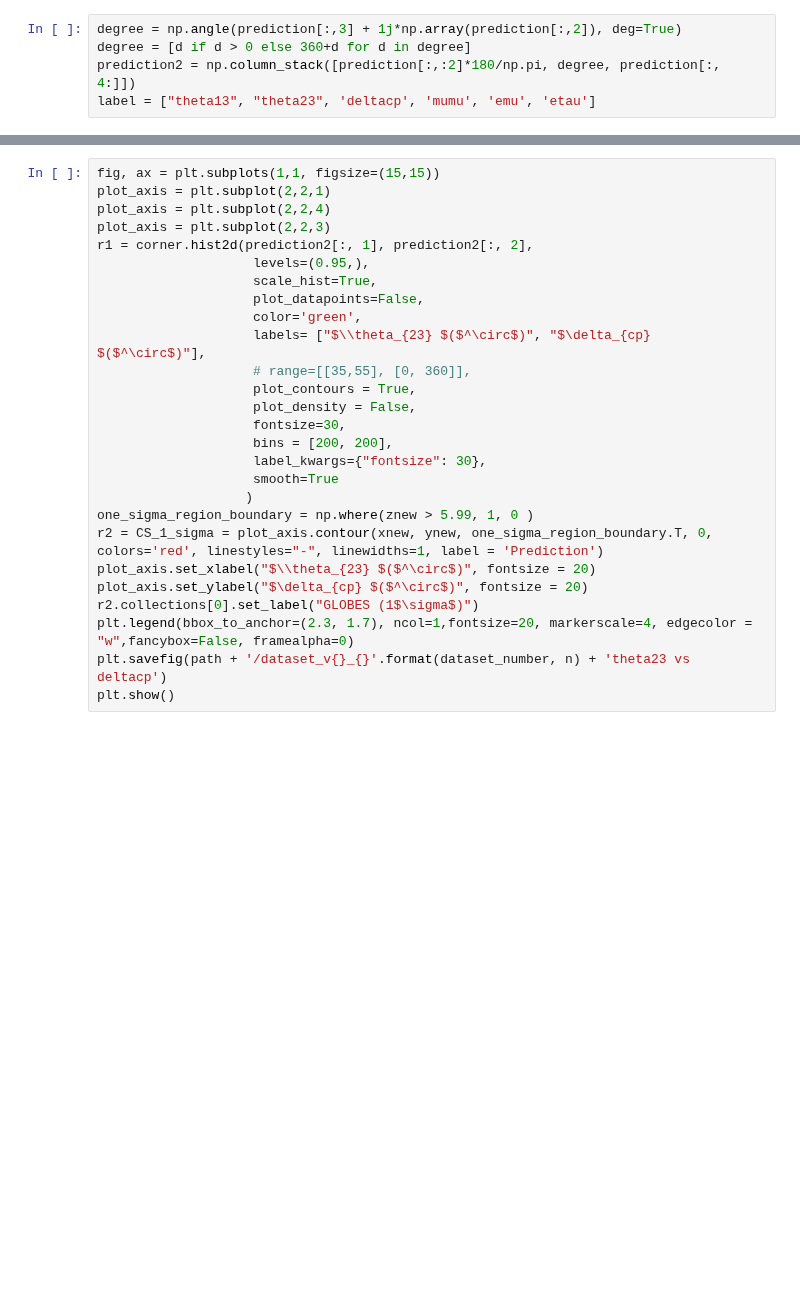
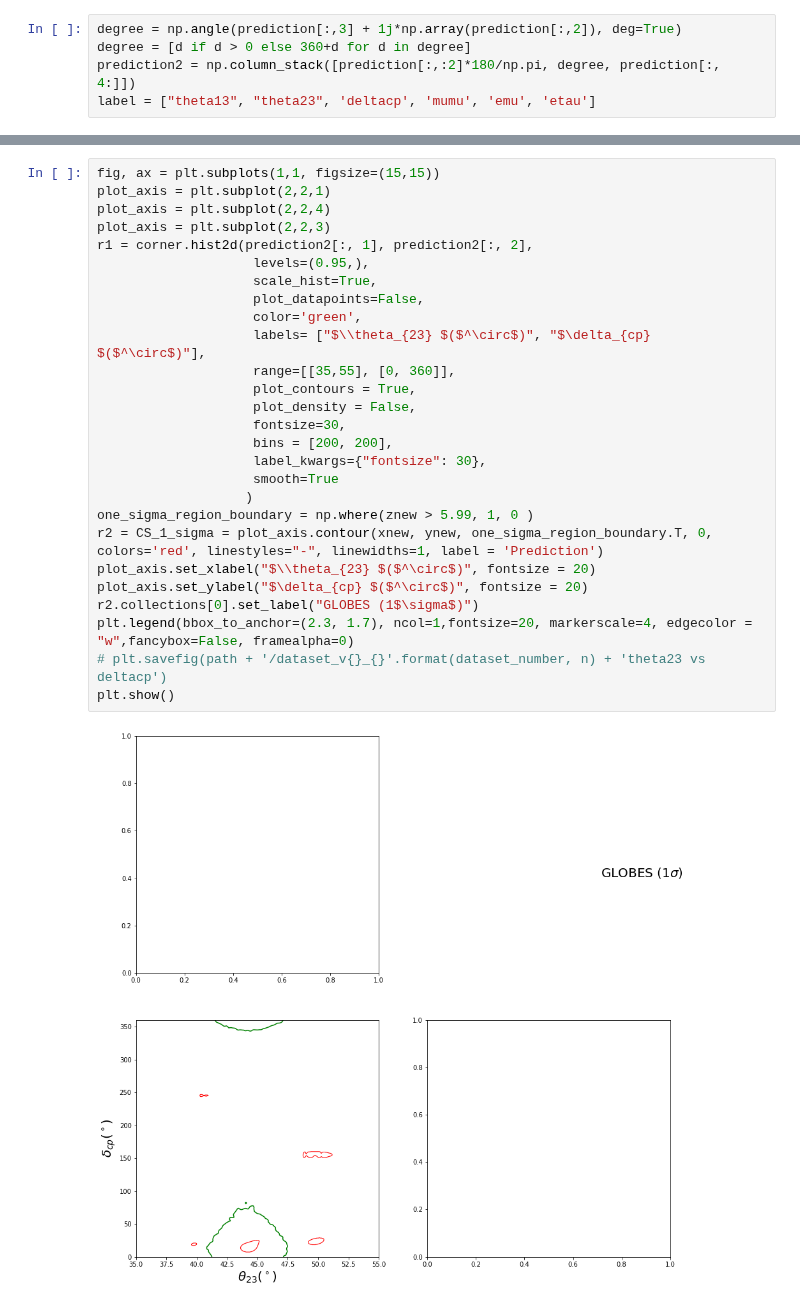
Before and after one commit to davidho27941/ML4NO, a Jupyter notebook: NSI/nsi_contour-angleTran-allparam.ipynb, the cells around one changed output, grey strips where cells are left out. Saved outputs shown, nothing was run; the diff lists cells and outputs as text; blank space fills up the shorter version.

```diff
--- a/NSI/nsi_contour-angleTran-allparam.ipynb
+++ b/NSI/nsi_contour-angleTran-allparam.ipynb
@@ -229,27 +246,29 @@ for i in range(n+1, n+2):
 # %%
 fig, ax = plt.subplots(1,1, figsize=(15,15))
 plot_axis = plt.subplot(2,2,1)
 plot_axis = plt.subplot(2,2,4)
 plot_axis = plt.subplot(2,2,3)
 r1 = corner.hist2d(prediction2[:, 1], prediction2[:, 2],
                     levels=(0.95,),
                     scale_hist=True,
                     plot_datapoints=False,
                     color='green',
                     labels= ["$\\theta_{23} $($^\circ$)", "$\delta_{cp} $($^\circ$)"],
-                    # range=[[35,55], [0, 360]],
+                    range=[[35,55], [0, 360]],
                     plot_contours = True,
                     plot_density = False,
                     fontsize=30,
                     bins = [200, 200],
                     label_kwargs={"fontsize": 30},
                     smooth=True
                    )
 one_sigma_region_boundary = np.where(znew > 5.99, 1, 0 )
 r2 = CS_1_sigma = plot_axis.contour(xnew, ynew, one_sigma_region_boundary.T, 0, colors='red', linestyles="-", linewidths=1, label = 'Prediction')
 plot_axis.set_xlabel("$\\theta_{23} $($^\circ$)", fontsize = 20)
 plot_axis.set_ylabel("$\delta_{cp} $($^\circ$)", fontsize = 20)
 r2.collections[0].set_label("GLOBES (1$\sigma$)")
 plt.legend(bbox_to_anchor=(2.3, 1.7), ncol=1,fontsize=20, markerscale=4, edgecolor = "w",fancybox=False, framealpha=0)
-plt.savefig(path + '/dataset_v{}_{}'.format(dataset_number, n) + 'theta23 vs deltacp')
+# plt.savefig(path + '/dataset_v{}_{}'.format(dataset_number, n) + 'theta23 vs deltacp')
 plt.show()
+# %% [output]
+[figure, added]
```
Also changed, not shown: parts of 13 cells of this notebook, 6 other files.
